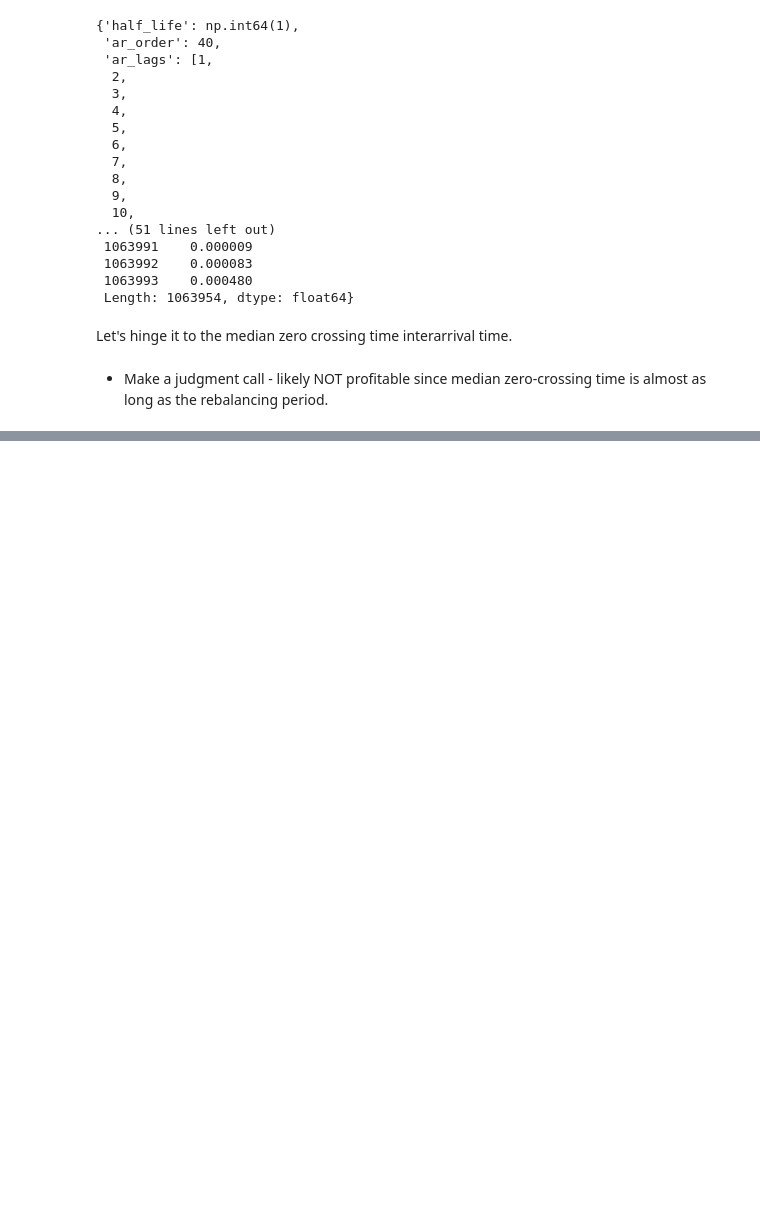
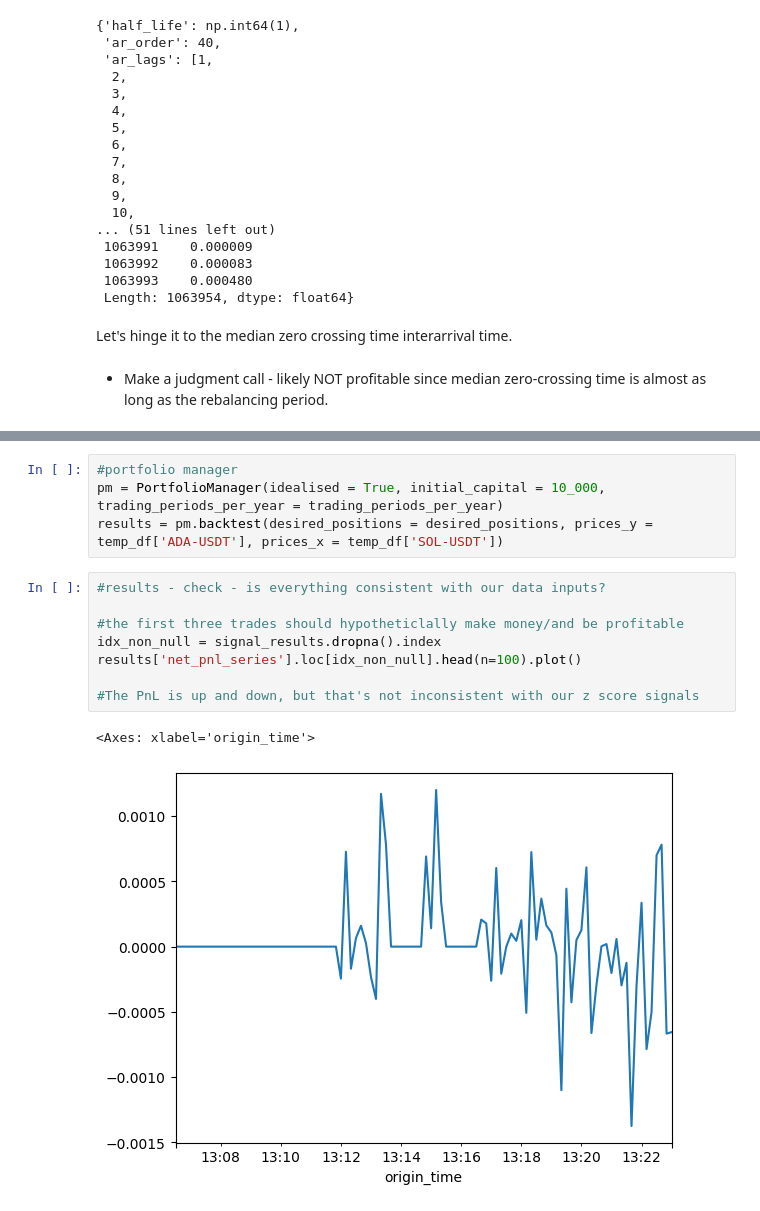
Before and after one commit to vbear97/pairs_trading_cryptocurrency, a Jupyter notebook: trading_strategy_development.ipynb, the cells around one changed output, grey strips where cells are left out. Saved outputs shown, nothing was run; the diff lists cells and outputs as text; blank space fills up the shorter version.

Commit message:
feat: Rolling OLS/backtests - crude

```diff
--- a/trading_strategy_development.ipynb
+++ b/trading_strategy_development.ipynb
@@ -1088,0 +1113,15 @@ Name: beta, dtype: float64
+# %%
+#portfolio manager
+pm = PortfolioManager(idealised = True, initial_capital = 10_000, trading_periods_per_year = trading_periods_per_year)
+results = pm.backtest(desired_positions = desired_positions, prices_y = temp_df['ADA-USDT'], prices_x = temp_df['SOL-USDT'])
+# %%
+#results - check - is everything consistent with our data inputs?
+
+#the first three trades should hypotheticlally make money/and be profitable
+idx_non_null = signal_results.dropna().index
+results['net_pnl_series'].loc[idx_non_null].head(n=100).plot()
+
+#The PnL is up and down, but that's not inconsistent with our z score signals
+# %% [output]
+<Axes: xlabel='origin_time'>
+[figure, added]
```
Also changed, not shown: parts of 27 cells of this notebook.
